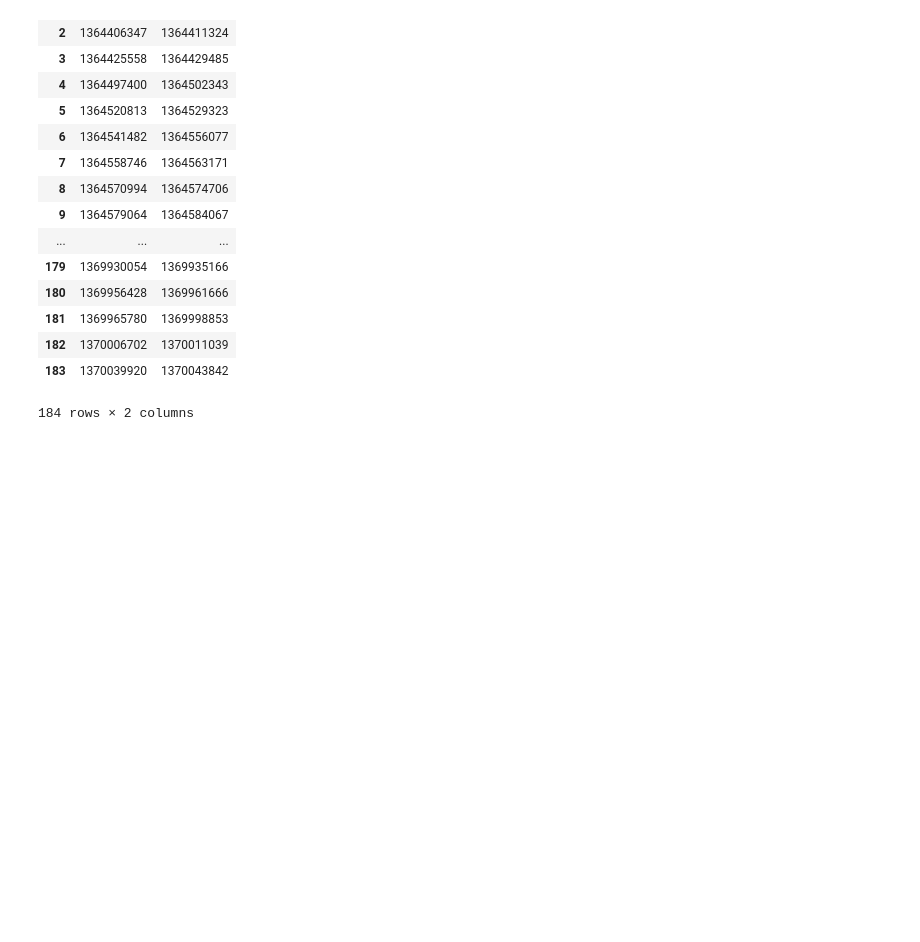
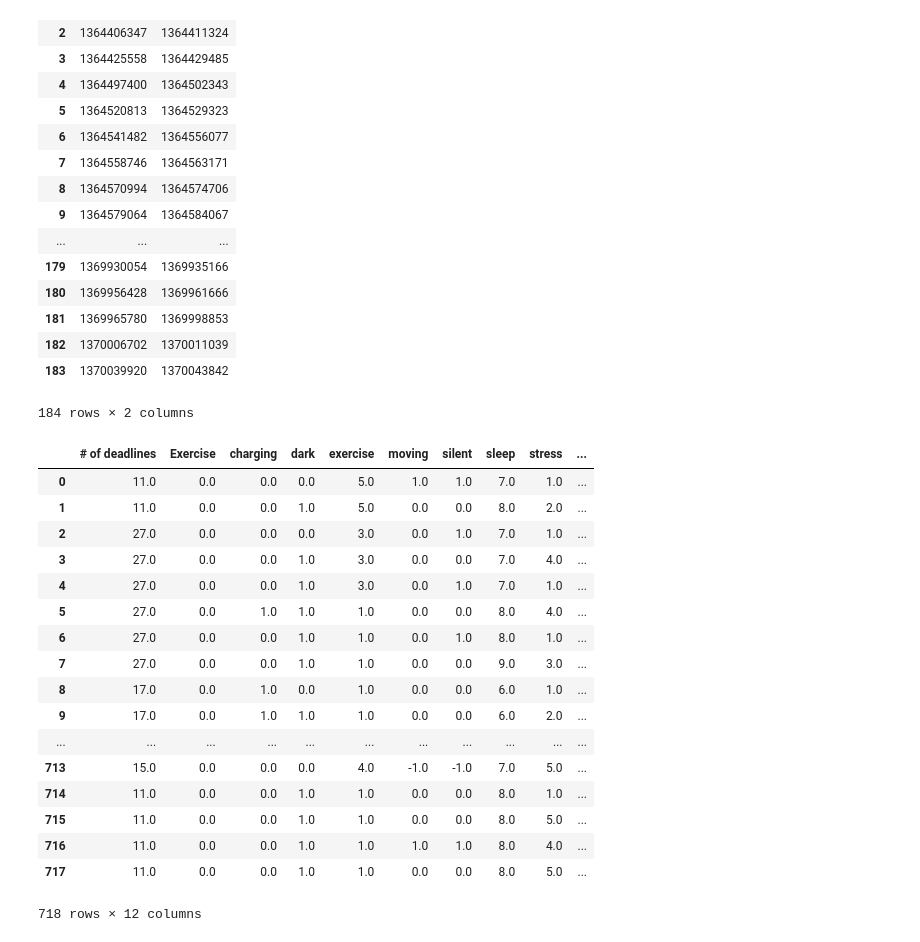
Before and after one commit to SLTTL/StudentLifeDS, a Jupyter notebook: dataload.ipynb, the cells around one changed output. Saved outputs shown, nothing was run; the diff lists cells and outputs as text; code cells hidden in the pictures; blank space fills up the shorter version.

```diff
--- a/dataload.ipynb
+++ b/dataload.ipynb
@@ -74,6 +74,9 @@ ids_with_deadlines = list(df_deadline['uid'])
 
 uids = set(ids_with_stress + ids_with_exercise + ids_with_deadlines)
 
+uids = {uid for uid in uids if uid in ids_with_deadlines and
+                               uid in ids_with_exercise  and
+                               uid in ids_with_stress}
 # uids = list(uids)
-uids
+len(uids)
 # %% [output]
@@ -396,0 +416,21 @@ for uid in uids:
+# %%
+ data_df
+# %% [output]
+|  | # of deadlines | Exercise | charging | dark | exercise | moving | silent | sleep | stress | ... |
+| 0 | 11.0 | 0.0 | 0.0 | 0.0 | 5.0 | 1.0 | 1.0 | 7.0 | 1.0 | ... |
+| 1 | 11.0 | 0.0 | 0.0 | 1.0 | 5.0 | 0.0 | 0.0 | 8.0 | 2.0 | ... |
+| 2 | 27.0 | 0.0 | 0.0 | 0.0 | 3.0 | 0.0 | 1.0 | 7.0 | 1.0 | ... |
+| 3 | 27.0 | 0.0 | 0.0 | 1.0 | 3.0 | 0.0 | 0.0 | 7.0 | 4.0 | ... |
+| 4 | 27.0 | 0.0 | 0.0 | 1.0 | 3.0 | 0.0 | 1.0 | 7.0 | 1.0 | ... |
+| 5 | 27.0 | 0.0 | 1.0 | 1.0 | 1.0 | 0.0 | 0.0 | 8.0 | 4.0 | ... |
+| 6 | 27.0 | 0.0 | 0.0 | 1.0 | 1.0 | 0.0 | 1.0 | 8.0 | 1.0 | ... |
+| 7 | 27.0 | 0.0 | 0.0 | 1.0 | 1.0 | 0.0 | 0.0 | 9.0 | 3.0 | ... |
+| 8 | 17.0 | 0.0 | 1.0 | 0.0 | 1.0 | 0.0 | 0.0 | 6.0 | 1.0 | ... |
+| 9 | 17.0 | 0.0 | 1.0 | 1.0 | 1.0 | 0.0 | 0.0 | 6.0 | 2.0 | ... |
+| ... | ... | ... | ... | ... | ... | ... | ... | ... | ... | ... |
+| 713 | 15.0 | 0.0 | 0.0 | 0.0 | 4.0 | -1.0 | -1.0 | 7.0 | 5.0 | ... |
+| 714 | 11.0 | 0.0 | 0.0 | 1.0 | 1.0 | 0.0 | 0.0 | 8.0 | 1.0 | ... |
+| 715 | 11.0 | 0.0 | 0.0 | 1.0 | 1.0 | 0.0 | 0.0 | 8.0 | 5.0 | ... |
+| 716 | 11.0 | 0.0 | 0.0 | 1.0 | 1.0 | 1.0 | 1.0 | 8.0 | 4.0 | ... |
+| 717 | 11.0 | 0.0 | 0.0 | 1.0 | 1.0 | 0.0 | 0.0 | 8.0 | 5.0 | ... |
+718 rows × 12 columns
```
Also changed, not shown: parts of 2 cells of this notebook.
